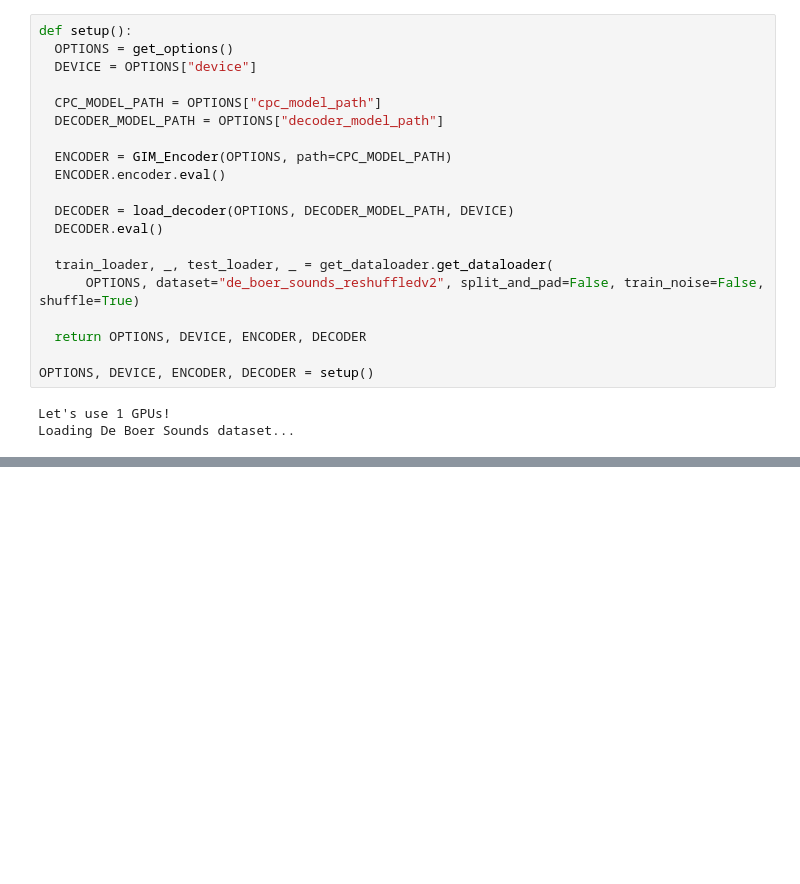
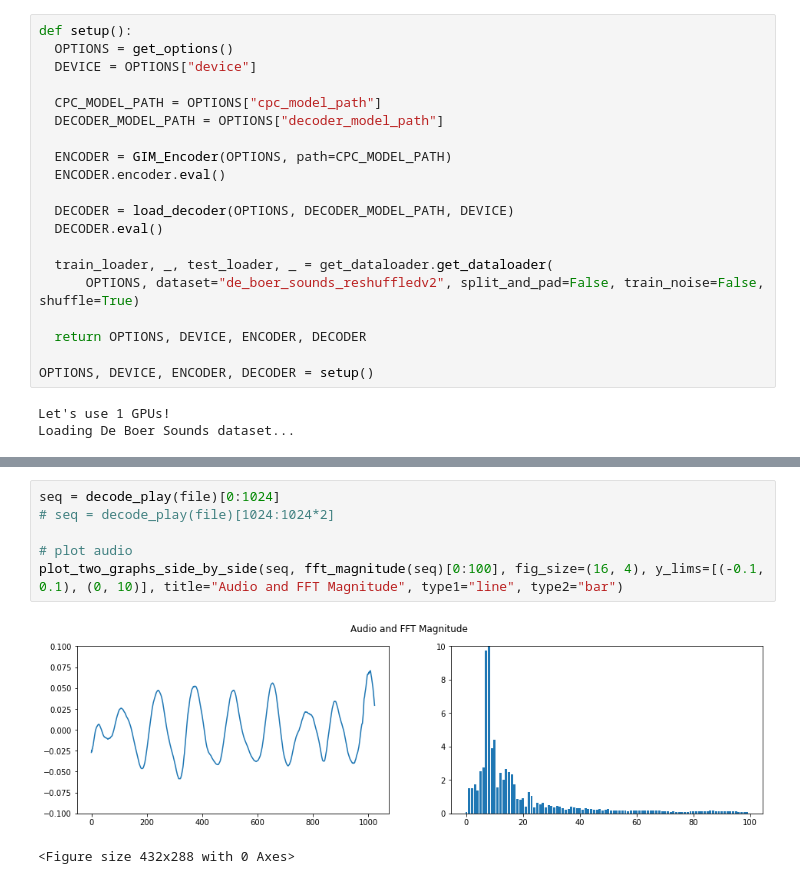
Before and after one commit to fdenoodt/Smooth-InfoMax, a Jupyter notebook: GIM/main_interpolate.ipynb, the cells around one changed output, grey strips where cells are left out. Saved outputs shown, nothing was run; the diff lists cells and outputs as text; blank space fills up the shorter version.

```diff
--- a/GIM/main_interpolate.ipynb
+++ b/GIM/main_interpolate.ipynb
@@ -162,0 +181,9 @@ interactive(children=(IntSlider(value=50, description='dots', min=1), Output()),
+# %%
+seq = decode_play(file)[0:1024]
+# seq = decode_play(file)[1024:1024*2]
+
+# plot audio
+plot_two_graphs_side_by_side(seq, fft_magnitude(seq)[0:100], fig_size=(16, 4), y_lims=[(-0.1, 0.1), (0, 10)], title="Audio and FFT Magnitude", type1="line", type2="bar")
+# %% [output]
+[figure, added]
+<Figure size 432x288 with 0 Axes>
```
Also changed, not shown: parts of 7 cells of this notebook, 2 other files.
